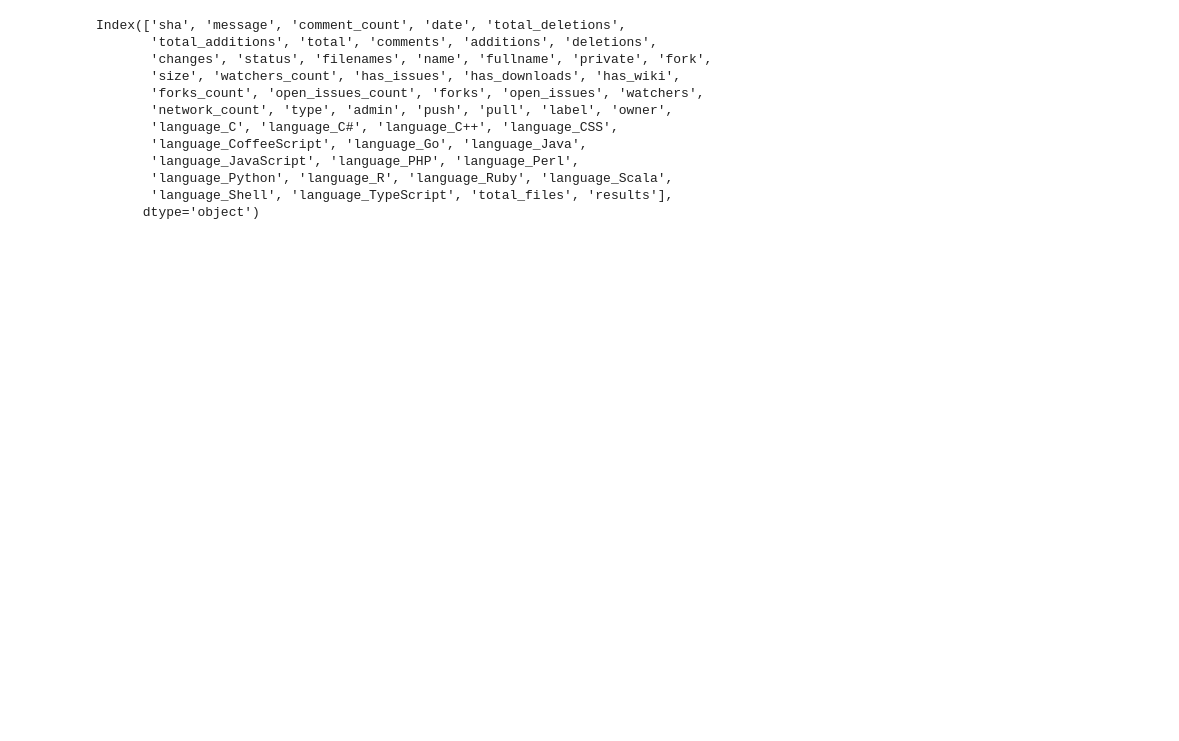
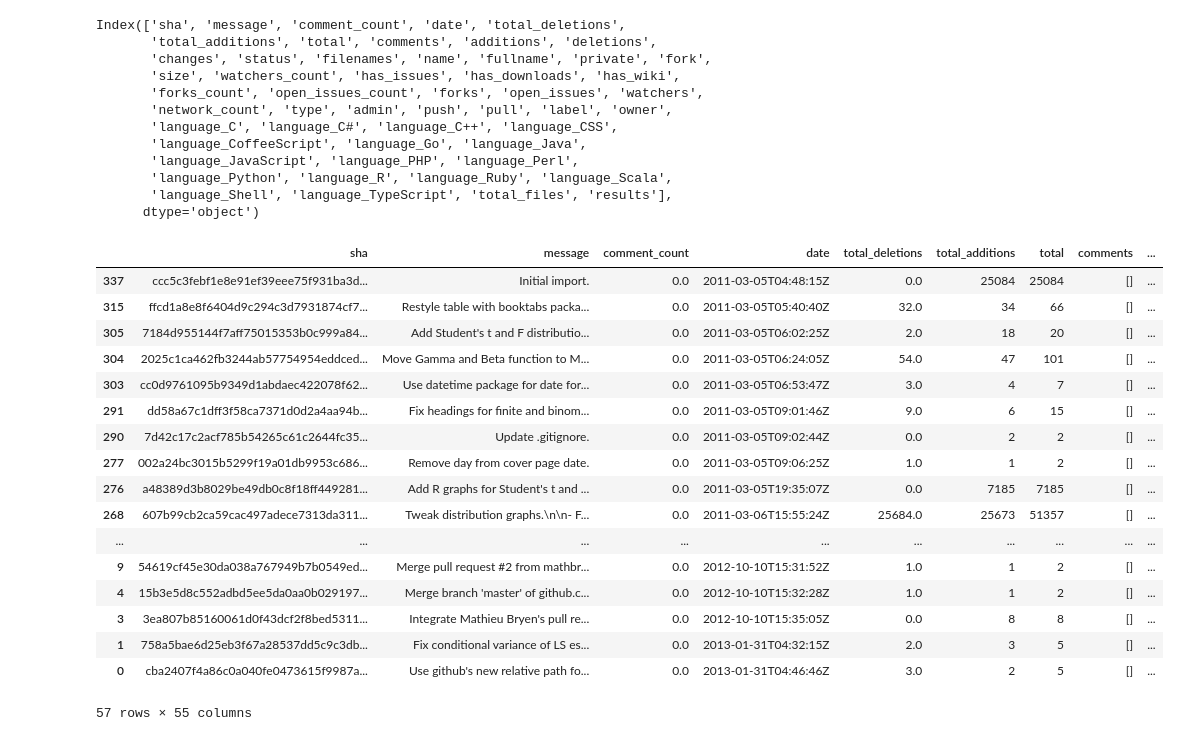
Before and after one commit to gesteves91/software-engineering-ml, a Jupyter notebook: notebooks/00-view-data.ipynb, the cells around one changed output. Drawn from its saved outputs; the diff is of its cells as text; code cells hidden in the pictures; blank space fills up the shorter version.

```diff
--- a/notebooks/00-view-data.ipynb
+++ b/notebooks/00-view-data.ipynb
@@ -25,0 +30,21 @@ Index(['sha', 'message', 'comment_count', 'date', 'total_deletions',
+# %%
+df
+# %% [output]
+|  | sha | message | comment_count | date | total_deletions | total_additions | total | comments | ... |
+| 337 | ccc5c3febf1e8e91ef39eee75f931ba3d... | Initial import. | 0.0 | 2011-03-05T04:48:15Z | 0.0 | 25084 | 25084 | [] | ... |
+| 315 | ffcd1a8e8f6404d9c294c3d7931874cf7... | Restyle table with booktabs packa... | 0.0 | 2011-03-05T05:40:40Z | 32.0 | 34 | 66 | [] | ... |
+| 305 | 7184d955144f7aff75015353b0c999a84... | Add Student's t and F distributio... | 0.0 | 2011-03-05T06:02:25Z | 2.0 | 18 | 20 | [] | ... |
+| 304 | 2025c1ca462fb3244ab57754954eddced... | Move Gamma and Beta function to M... | 0.0 | 2011-03-05T06:24:05Z | 54.0 | 47 | 101 | [] | ... |
+| 303 | cc0d9761095b9349d1abdaec422078f62... | Use datetime package for date for... | 0.0 | 2011-03-05T06:53:47Z | 3.0 | 4 | 7 | [] | ... |
+| 291 | dd58a67c1dff3f58ca7371d0d2a4aa94b... | Fix headings for finite and binom... | 0.0 | 2011-03-05T09:01:46Z | 9.0 | 6 | 15 | [] | ... |
+| 290 | 7d42c17c2acf785b54265c61c2644fc35... | Update .gitignore. | 0.0 | 2011-03-05T09:02:44Z | 0.0 | 2 | 2 | [] | ... |
+| 277 | 002a24bc3015b5299f19a01db9953c686... | Remove day from cover page date. | 0.0 | 2011-03-05T09:06:25Z | 1.0 | 1 | 2 | [] | ... |
+| 276 | a48389d3b8029be49db0c8f18ff449281... | Add R graphs for Student's t and ... | 0.0 | 2011-03-05T19:35:07Z | 0.0 | 7185 | 7185 | [] | ... |
+| 268 | 607b99cb2ca59cac497adece7313da311... | Tweak distribution graphs.\n\n- F... | 0.0 | 2011-03-06T15:55:24Z | 25684.0 | 25673 | 51357 | [] | ... |
+| ... | ... | ... | ... | ... | ... | ... | ... | ... | ... |
+| 9 | 54619cf45e30da038a767949b7b0549ed... | Merge pull request #2 from mathbr... | 0.0 | 2012-10-10T15:31:52Z | 1.0 | 1 | 2 | [] | ... |
+| 4 | 15b3e5d8c552adbd5ee5da0aa0b029197... | Merge branch 'master' of github.c... | 0.0 | 2012-10-10T15:32:28Z | 1.0 | 1 | 2 | [] | ... |
+| 3 | 3ea807b85160061d0f43dcf2f8bed5311... | Integrate Mathieu Bryen's pull re... | 0.0 | 2012-10-10T15:35:05Z | 0.0 | 8 | 8 | [] | ... |
+| 1 | 758a5bae6d25eb3f67a28537dd5c9c3db... | Fix conditional variance of LS es... | 0.0 | 2013-01-31T04:32:15Z | 2.0 | 3 | 5 | [] | ... |
+| 0 | cba2407f4a86c0a040fe0473615f9987a... | Use github's new relative path fo... | 0.0 | 2013-01-31T04:46:46Z | 3.0 | 2 | 5 | [] | ... |
+57 rows × 55 columns
```
Also changed, not shown: parts of 4 cells of this notebook, 2 other files.
